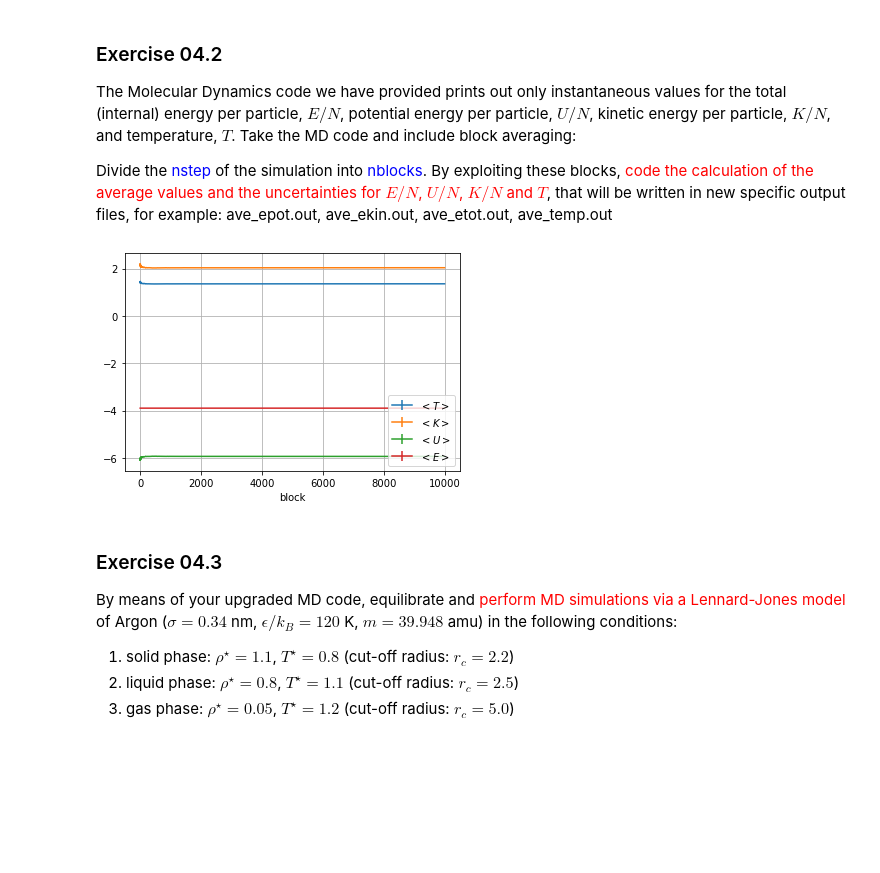
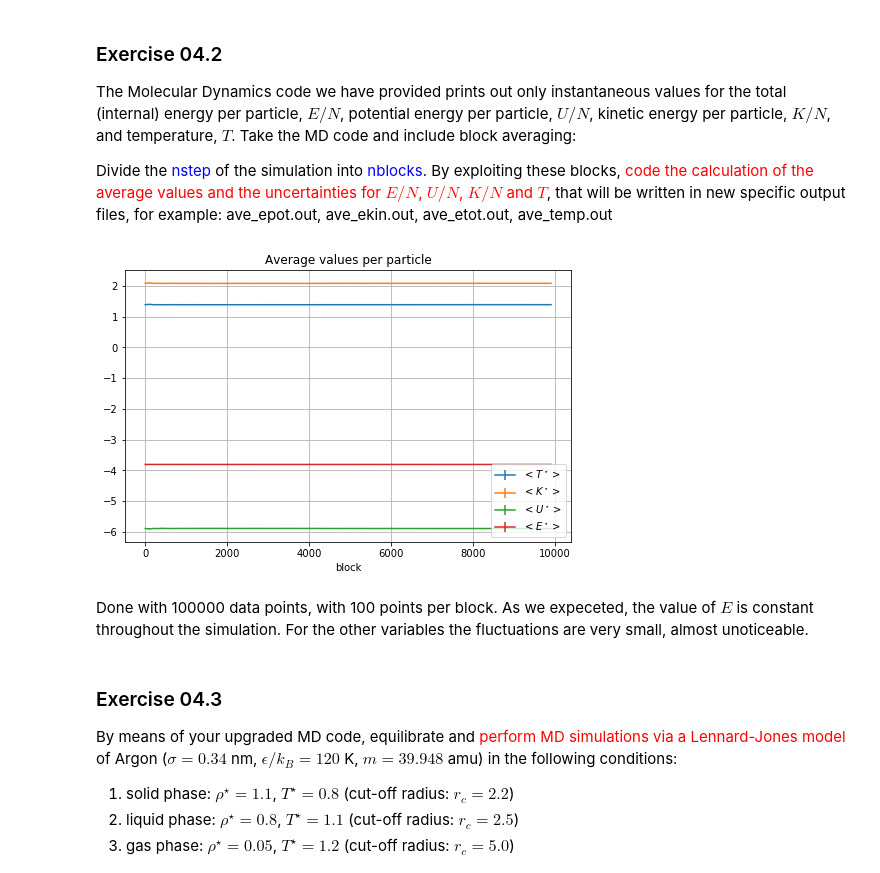
Before and after one commit to federicoSettimo/LSN_exercises, a Jupyter notebook: Esercizio 04/Esercizio_04.ipynb, the cells around one changed output. Cells and saved outputs as stored; diff of their text form; code cells hidden in the pictures; blank space fills up the shorter version.

Commit message:
Exercise 4 done

```diff
--- a/Esercizio 04/Esercizio_04.ipynb
+++ b/Esercizio 04/Esercizio_04.ipynb
@@ -26,10 +64,7 @@ Take the MD code and include block averaging:
 
 Divide the <span style="color:blue"><font face="Courier">nstep</font></span> of the simulation into <span style="color:blue"><font face="Courier">nblocks</font></span>. By exploiting these blocks, <span style="color:red">code the calculation of the average values and the uncertainties for $E/N$, $U/N$, $K/N$ and $T$</span>, that will be written in new specific output files, for example: <font face="Courier">ave_epot.out, ave_ekin.out, ave_etot.out, ave_temp.out</font></span>
 # %%
-import matplotlib
-import matplotlib.pyplot as plt
-import numpy as np
-
+plt.rcParams["figure.figsize"]=(8,5)
 filein = open("Plots/out_temp.txt")
 M = int(filein.readline())
 N = int(filein.readline())
@@ -43,7 +78,7 @@ for i in range(N):
 for i in range(N):
     err_prog[i] = float(filein.readline())
 filein.close()
-plt.errorbar(x,sum_prog,yerr=err_prog, label=r'$<T>$')
+plt.errorbar(x,sum_prog,yerr=err_prog, label=r'$<T^\star>$')
 
 
 
@@ -55,40 +90,44 @@ for i in range(N):
 for i in range(N):
     err_prog[i] = float(filein.readline())
 filein.close()
-plt.errorbar(x,sum_prog,yerr=err_prog, label=r'$<K>$')
+plt.errorbar(x,sum_prog,yerr=err_prog, label=r'$<K^\star>$')
 
 
 
 filein = open("Plots/out_epot.txt")
 M = int(filein.readline())
 N = int(filein.readline())
 for i in range(N):
     sum_prog[i] = float(filein.readline())
 for i in range(N):
     err_prog[i] = float(filein.readline())
 filein.close()
-plt.errorbar(x,sum_prog,yerr=err_prog, label=r'$<U>$')
+plt.errorbar(x,sum_prog,yerr=err_prog, label=r'$<U^\star>$')
 
 
 
 filein = open("Plots/out_etot.txt")
 M = int(filein.readline())
 N = int(filein.readline())
 for i in range(N):
     sum_prog[i] = float(filein.readline())
 for i in range(N):
     err_prog[i] = float(filein.readline())
 filein.close()
-plt.errorbar(x,sum_prog,yerr=err_prog, label=r'$<E>$')
+plt.errorbar(x,sum_prog,yerr=err_prog, label=r'$<E^\star>$')
 
 
 
 plt.xlabel('block')
+plt.title('Average values per particle')
 plt.grid(True)
 plt.legend(loc='lower right')
 plt.show()
 # %% [output]
-[figure, old version]
+[figure, new version]
+# %% [markdown]
+Done with 100000 data points, with 100 points per block. As we expeceted, the value of $E$ is constant throughout the simulation.
+For the other variables the fluctuations are very small, almost unoticeable.
 # %% [markdown]
 ### Exercise 04.3
 
```
Also changed, not shown: parts of 4 cells of this notebook, 42 other files.
